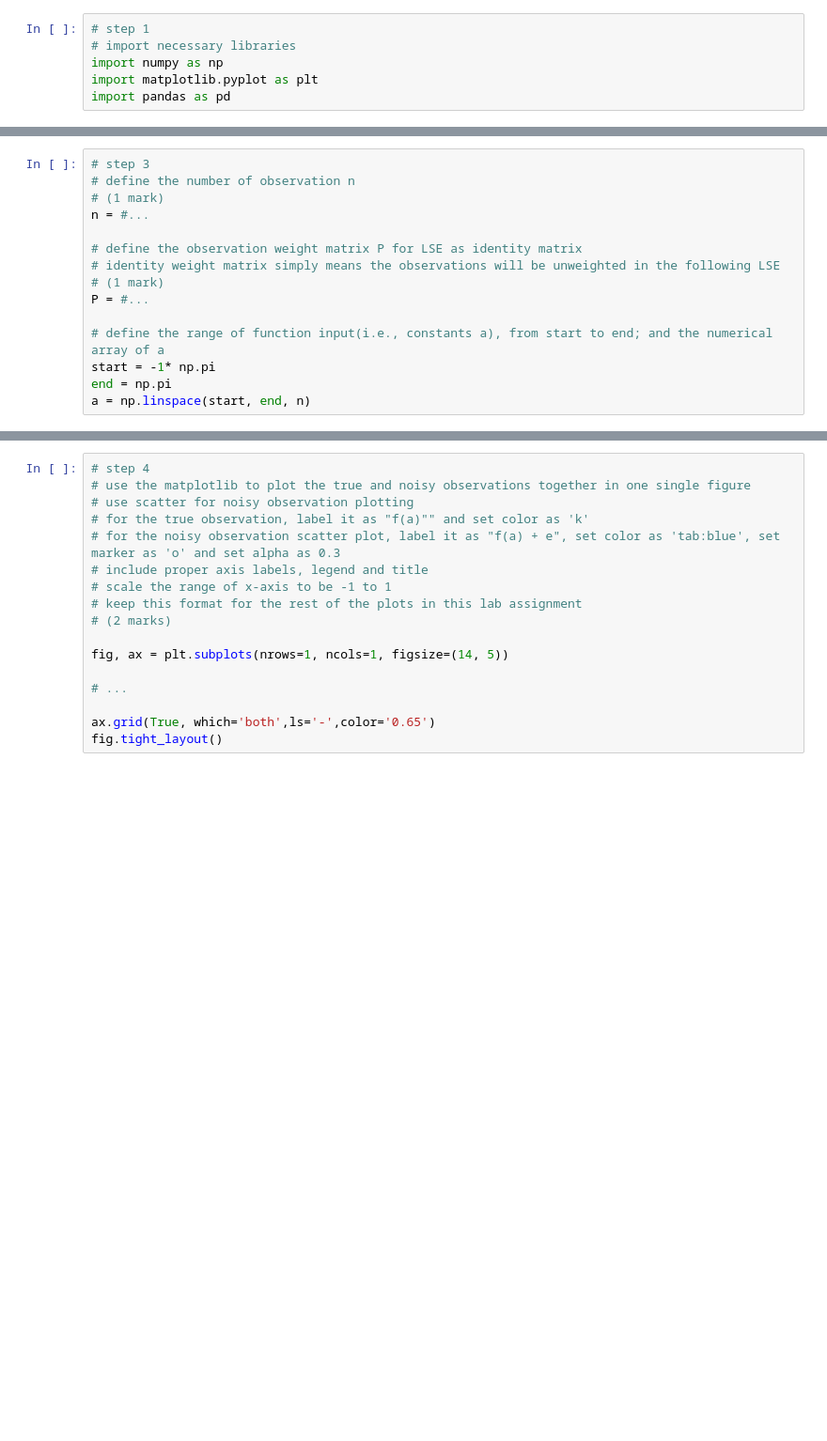
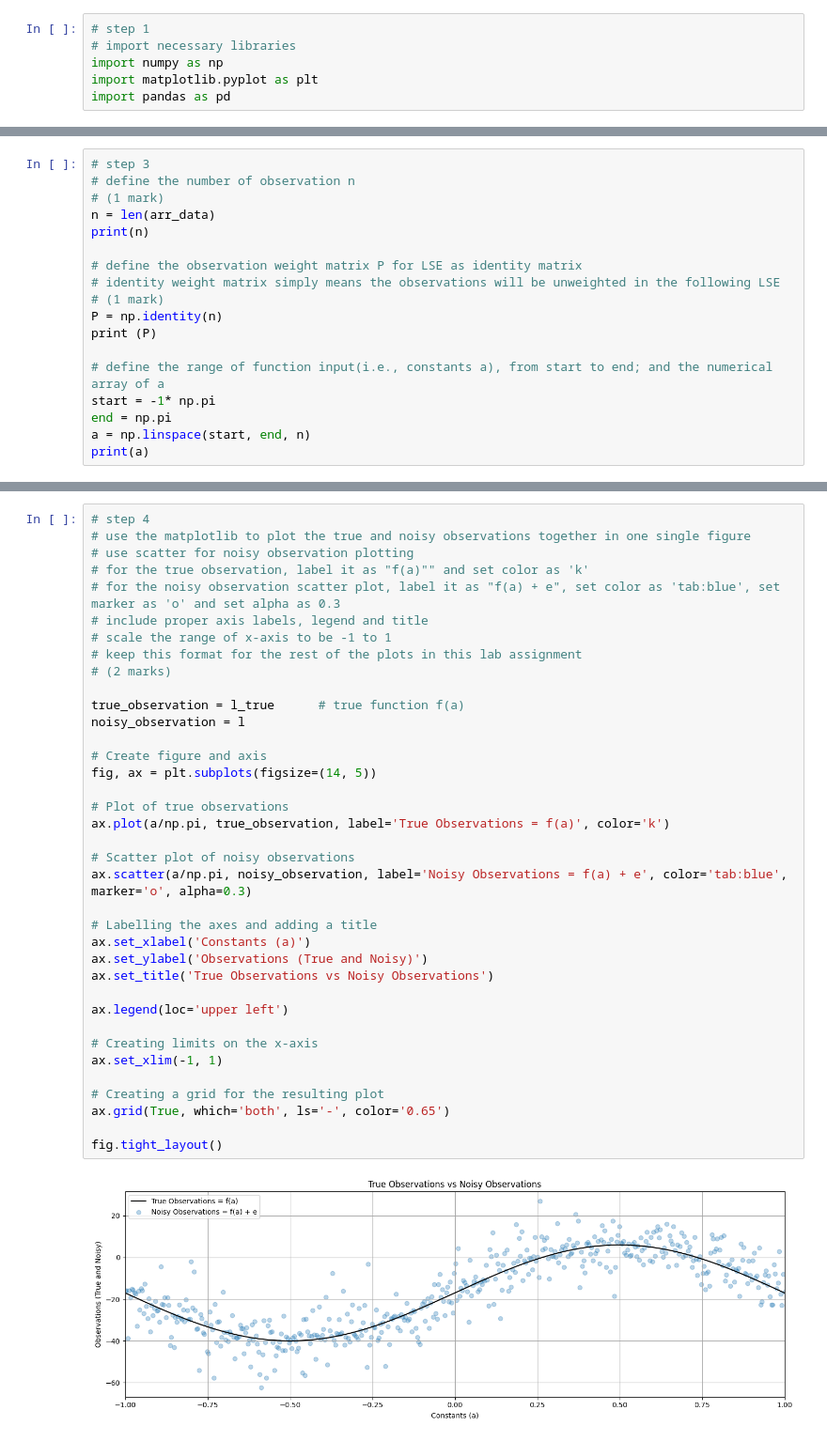
Before and after one commit to hudsonirivbogbe/ENGG680_2025_Fall, a Jupyter notebook: Lab_Assignment1/StudentGradeManagementSystem.ipynb, the cells around one changed output, grey strips where cells are left out. Shown at 94% size. Saved outputs shown, nothing was run; the diff lists cells and outputs as text; blank space fills up the shorter version.

```diff
--- a/Lab_Assignment1/StudentGradeManagementSystem.ipynb
+++ b/Lab_Assignment1/StudentGradeManagementSystem.ipynb
@@ -746,14 +772,17 @@ l_true = #...
 # step 3
 # define the number of observation n
 # (1 mark)
-n = #...
+n = len(arr_data)
+print(n)
 
 # define the observation weight matrix P for LSE as identity matrix
 # identity weight matrix simply means the observations will be unweighted in the following LSE
 # (1 mark)
-P = #...
+P = np.identity(n)
+print (P)
 
 # define the range of function input(i.e., constants a), from start to end; and the numerical array of a
 start = -1* np.pi
 end = np.pi
 a = np.linspace(start, end, n)
+print(a)
@@ -760,20 +807,42 @@ a = np.linspace(start, end, n)
 # %%
 # step 4
 # use the matplotlib to plot the true and noisy observations together in one single figure
 # use scatter for noisy observation plotting
 # for the true observation, label it as "f(a)"" and set color as 'k'
 # for the noisy observation scatter plot, label it as "f(a) + e", set color as 'tab:blue', set marker as 'o' and set alpha as 0.3
 # include proper axis labels, legend and title
 # scale the range of x-axis to be -1 to 1
 # keep this format for the rest of the plots in this lab assignment
 # (2 marks)
 
-fig, ax = plt.subplots(nrows=1, ncols=1, figsize=(14, 5))
+true_observation = l_true      # true function f(a)
+noisy_observation = l
 
-# ...
+# Create figure and axis
+fig, ax = plt.subplots(figsize=(14, 5))
 
-ax.grid(True, which='both',ls='-',color='0.65')
+# Plot of true observations
+ax.plot(a/np.pi, true_observation, label='True Observations = f(a)', color='k')
+
+# Scatter plot of noisy observations
+ax.scatter(a/np.pi, noisy_observation, label='Noisy Observations = f(a) + e', color='tab:blue', marker='o', alpha=0.3)
+
+# Labelling the axes and adding a title
+ax.set_xlabel('Constants (a)')
+ax.set_ylabel('Observations (True and Noisy)')
+ax.set_title('True Observations vs Noisy Observations')
+
+ax.legend(loc='upper left')
+
+# Creating limits on the x-axis
+ax.set_xlim(-1, 1)
+
+# Creating a grid for the resulting plot
+ax.grid(True, which='both', ls='-', color='0.65')
+
 fig.tight_layout()
+# %% [output]
+[figure, added]
 # %%
 # step 5
 # define a curve fitting function named fit_polynomial_curve
```
Also changed, not shown: parts of 12 cells of this notebook.
